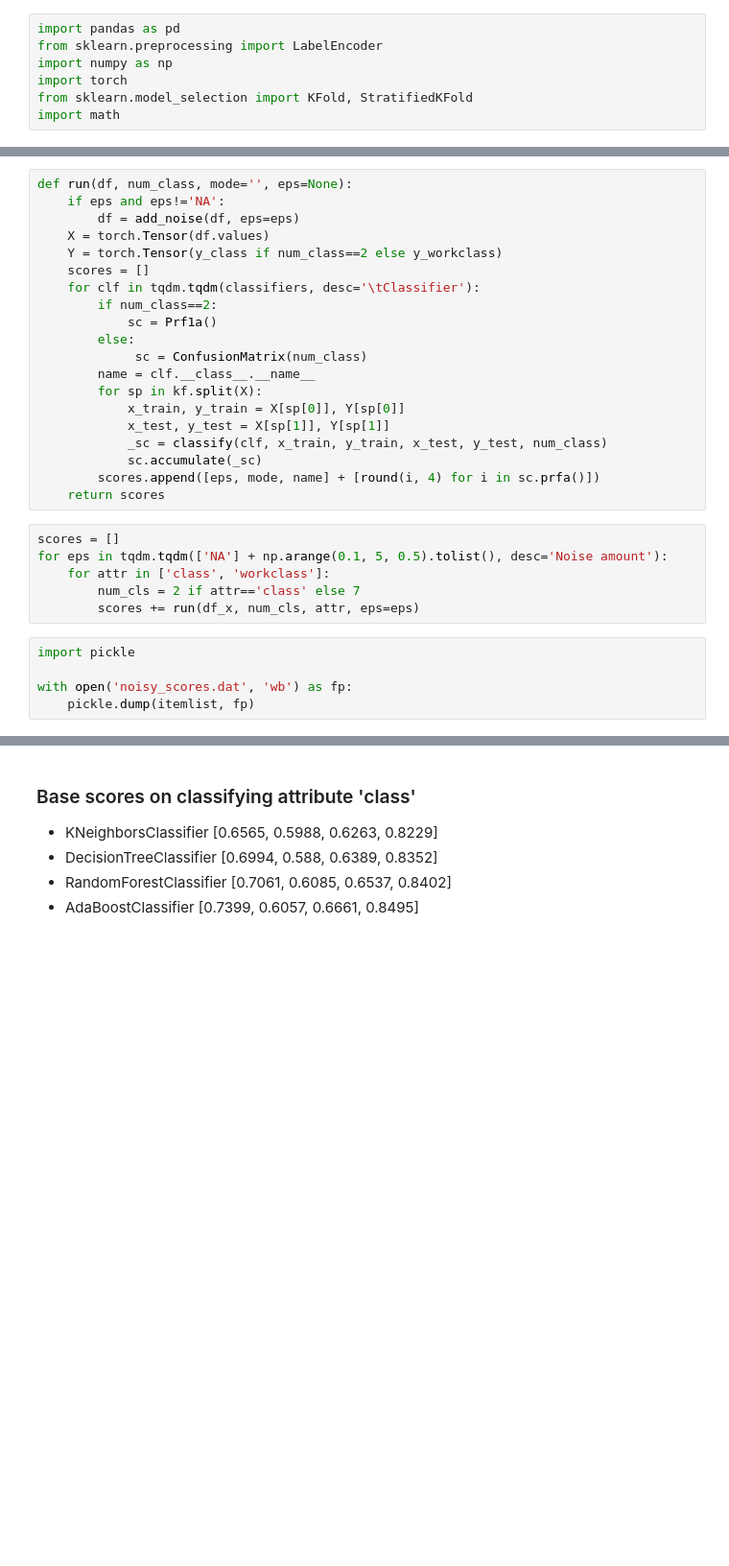
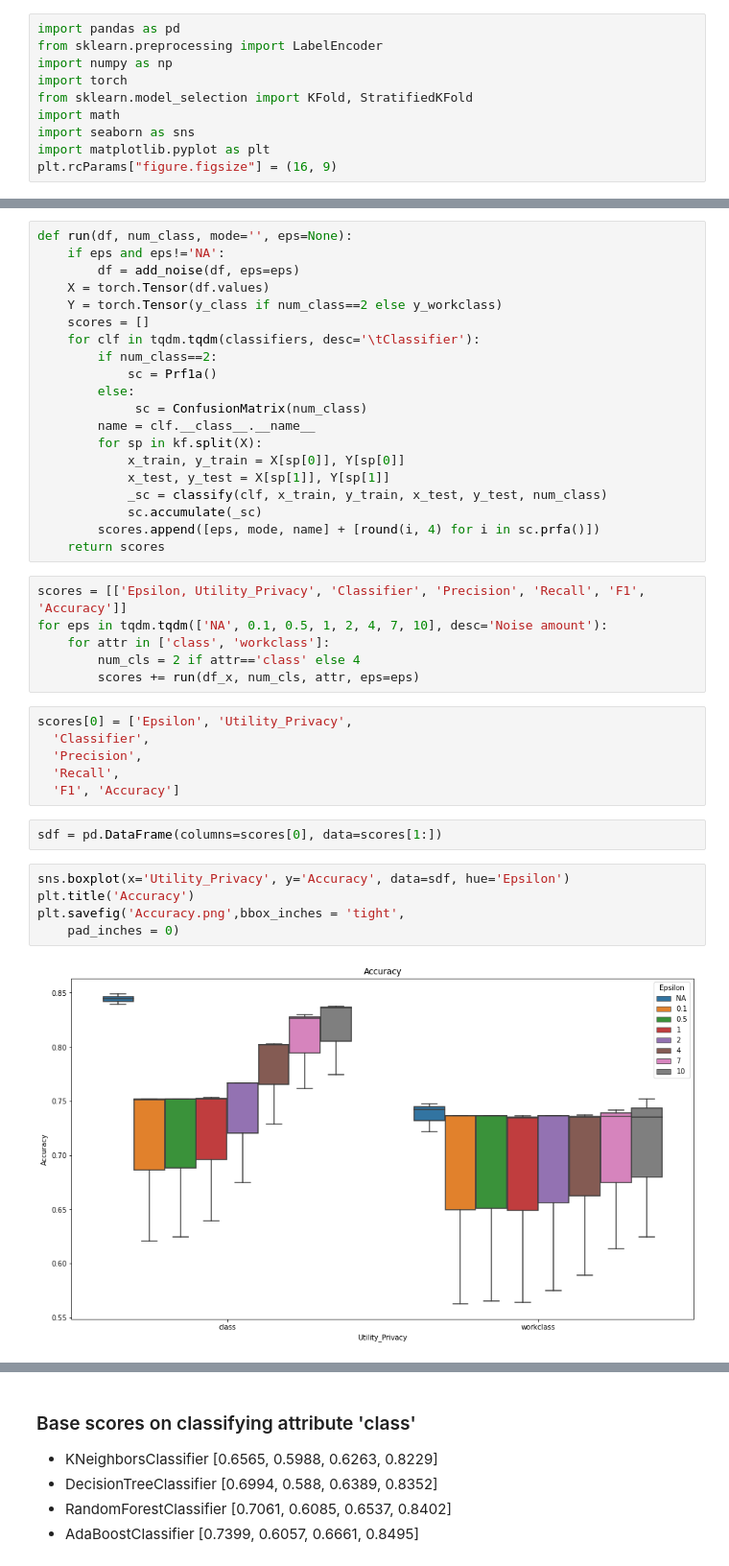
Before and after one commit to sraashis/graph-de-anonymization, a Jupyter notebook: AdultDataset.ipynb, the cells around one changed output, grey strips where cells are left out. Shown at 96% size. Saved outputs shown, nothing was run; the diff lists cells and outputs as text; blank space fills up the shorter version.

```diff
--- a/AdultDataset.ipynb
+++ b/AdultDataset.ipynb
@@ -5,6 +5,9 @@ import numpy as np
 import torch
 from sklearn.model_selection import KFold, StratifiedKFold
 import math
+import seaborn as sns
+import matplotlib.pyplot as plt
+plt.rcParams["figure.figsize"] = (16, 9)
 # %%
 from sklearn.metrics import accuracy_score, log_loss
 from sklearn.neighbors import KNeighborsClassifier
@@ -236,13 +239,23 @@ def run(df, num_class, mode='', eps=None):
         scores.append([eps, mode, name] + [round(i, 4) for i in sc.prfa()])
     return scores
 # %%
-scores = []
-for eps in tqdm.tqdm(['NA'] + np.arange(0.1, 5, 0.5).tolist(), desc='Noise amount'):
+scores = [['Epsilon, Utility_Privacy', 'Classifier', 'Precision', 'Recall', 'F1', 'Accuracy']]
+for eps in tqdm.tqdm(['NA', 0.1, 0.5, 1, 2, 4, 7, 10], desc='Noise amount'):
     for attr in ['class', 'workclass']:
-        num_cls = 2 if attr=='class' else 7
+        num_cls = 2 if attr=='class' else 4
         scores += run(df_x, num_cls, attr, eps=eps)
-# %%
-import pickle
-
-with open('noisy_scores.dat', 'wb') as fp:
-    pickle.dump(itemlist, fp)
+# %%
+scores[0] = ['Epsilon', 'Utility_Privacy',
+  'Classifier',
+  'Precision',
+  'Recall',
+  'F1', 'Accuracy']
+# %%
+sdf = pd.DataFrame(columns=scores[0], data=scores[1:])
+# %%
+sns.boxplot(x='Utility_Privacy', y='Accuracy', data=sdf, hue='Epsilon')
+plt.title('Accuracy')
+plt.savefig('Accuracy.png',bbox_inches = 'tight',
+    pad_inches = 0)
+# %% [output]
+[figure, added]
```
Also changed, not shown: parts of 1 cell of this notebook.
